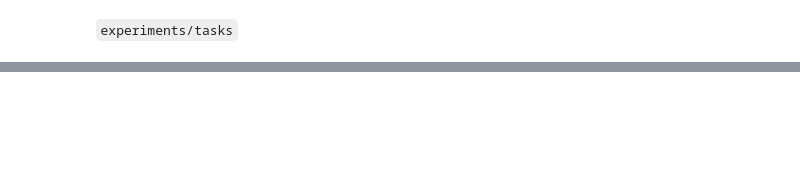
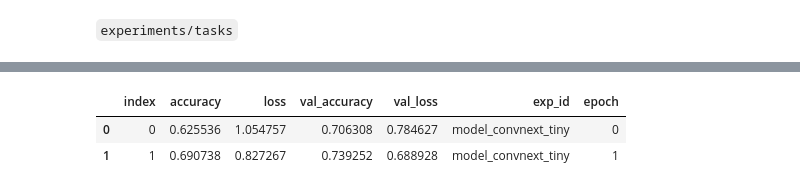
Before and after one commit to btsmith29/AMLS_II_assignment23_24, a Jupyter notebook: workings/assignment-workings.ipynb, the cells around one changed output, grey strips where cells are left out. Cells and saved outputs as stored; diff of their text form; code cells hidden in the pictures; blank space fills up the shorter version.

```diff
--- a/workings/assignment-workings.ipynb
+++ b/workings/assignment-workings.ipynb
@@ -443,5 +575,2 @@ ds_train_aug_xlg = augment_dataset(ds_train, 4)
-# %%
-df_results = recover_results()
-df_test_results = recover_test_results()
 # %%
 df_results.head()
@@ -451,0 +677,8 @@ df_test_results.head()
+# %%
+df_results = add_results(df_results, df_hist)
+# %%
+df_results
+# %% [output]
+|  | index | accuracy | loss | val_accuracy | val_loss | exp_id | epoch |
+| 0 | 0 | 0.625536 | 1.054757 | 0.706308 | 0.784627 | model_convnext_tiny | 0 |
+| 1 | 1 | 0.690738 | 0.827267 | 0.739252 | 0.688928 | model_convnext_tiny | 1 |
```
Also changed, not shown: parts of 30 cells of this notebook.
